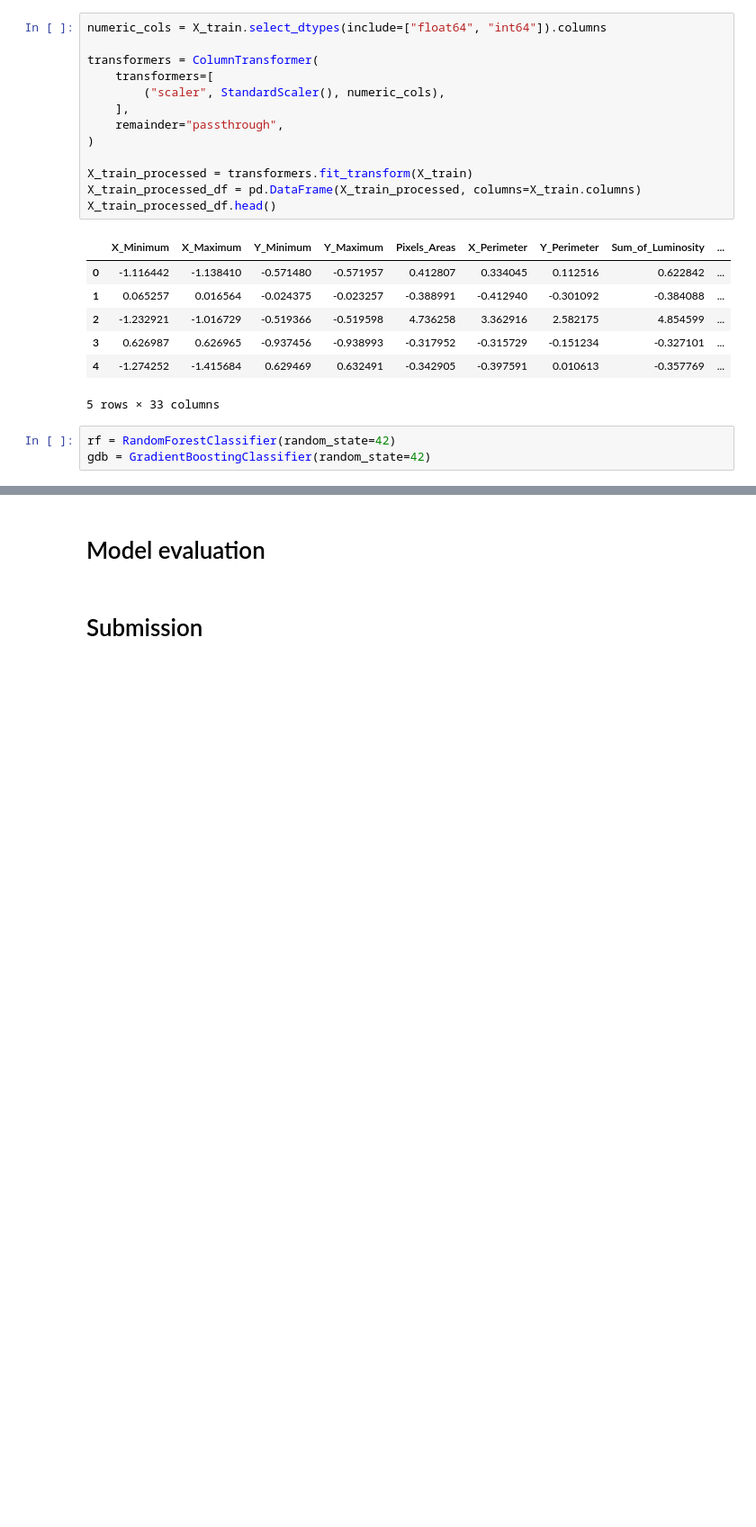
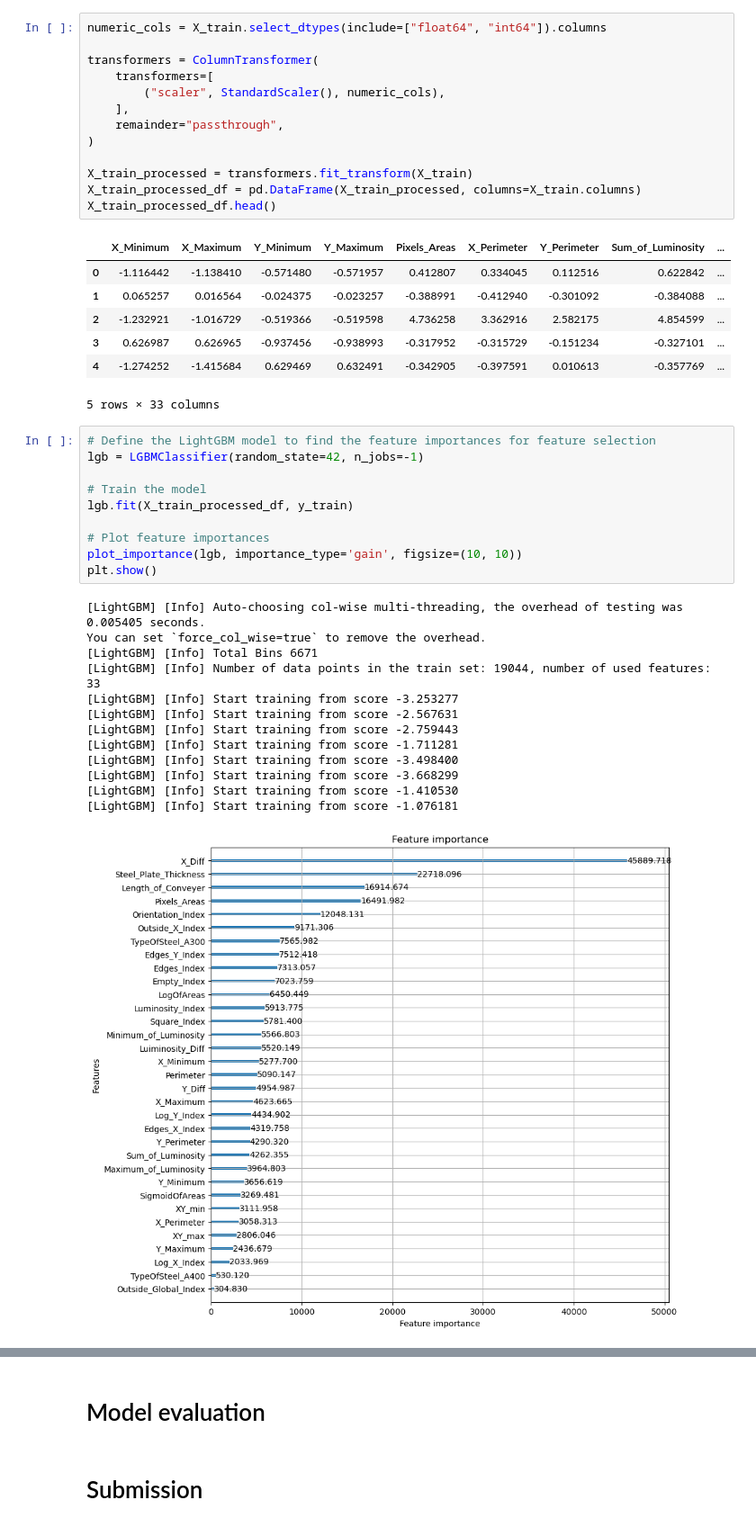
Before and after one commit to raydiwill/Steel-Plate-Defect-KaggleC, a Jupyter notebook: model.ipynb, the cells around one changed output, grey strips where cells are left out. Shown at 90% size. Drawn from its saved outputs; the diff is of its cells as text; blank space fills up the shorter version.

Commit message:
Plotted feat importances

```diff
--- a/model.ipynb
+++ b/model.ipynb
@@ -300,6 +308,27 @@ X_train_processed_df.head()
 | 3 | 0.626987 | 0.626965 | -0.937456 | -0.938993 | -0.317952 | -0.315729 | -0.151234 | -0.327101 | ... |
 | 4 | -1.274252 | -1.415684 | 0.629469 | 0.632491 | -0.342905 | -0.397591 | 0.010613 | -0.357769 | ... |
 5 rows × 33 columns
-# %%
-rf = RandomForestClassifier(random_state=42)
-gdb = GradientBoostingClassifier(random_state=42)
+# %%
+# Define the LightGBM model to find the feature importances for feature selection
+lgb = LGBMClassifier(random_state=42, n_jobs=-1)
+
+# Train the model
+lgb.fit(X_train_processed_df, y_train)
+
+# Plot feature importances
+plot_importance(lgb, importance_type='gain', figsize=(10, 10))
+plt.show()
+# %% [output]
+[LightGBM] [Info] Auto-choosing col-wise multi-threading, the overhead of testing was 0.005405 seconds.
+You can set `force_col_wise=true` to remove the overhead.
+[LightGBM] [Info] Total Bins 6671
+[LightGBM] [Info] Number of data points in the train set: 19044, number of used features: 33
+[LightGBM] [Info] Start training from score -3.253277
+[LightGBM] [Info] Start training from score -2.567631
+[LightGBM] [Info] Start training from score -2.759443
+[LightGBM] [Info] Start training from score -1.711281
+[LightGBM] [Info] Start training from score -3.498400
+[LightGBM] [Info] Start training from score -3.668299
+[LightGBM] [Info] Start training from score -1.410530
+[LightGBM] [Info] Start training from score -1.076181
+[figure, added]
```
Also changed, not shown: parts of 2 cells of this notebook.
